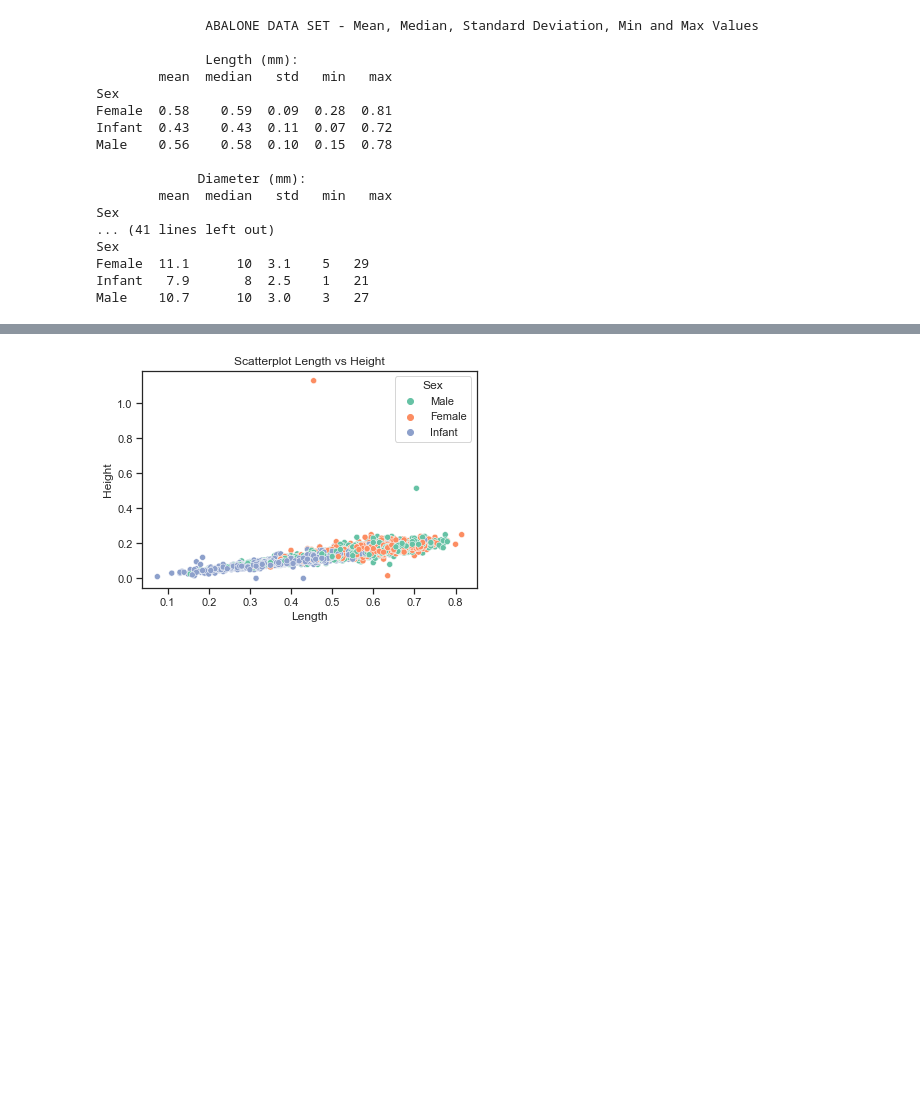
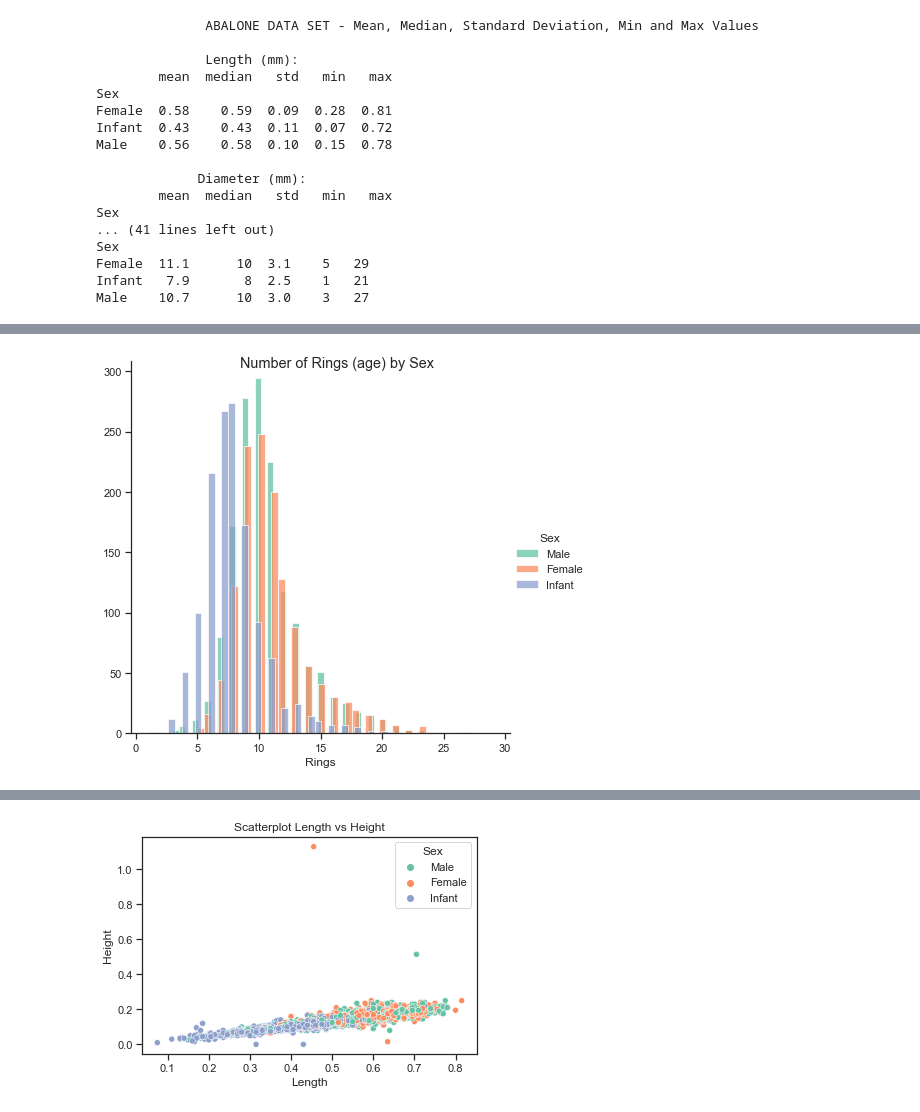
Before and after one commit to Fiona-600/Machine-Learning-and-Statistics-Project, a Jupyter notebook: scikit-learn.ipynb, the cells around one changed output, grey strips where cells are left out. Saved outputs shown, nothing was run; the diff lists cells and outputs as text; code cells hidden in the pictures; blank space fills up the shorter version.

```diff
--- a/scikit-learn.ipynb
+++ b/scikit-learn.ipynb
@@ -279,0 +350,11 @@ plt.show()
+# %%
+#ABALONE DATA SET - MULTI DIMENSIONAL HISTOGRAMS (By Age & Sex)
+
+Age = sns.FacetGrid (abalone_df, height = 6, hue = "Sex").map(sns.histplot,"Rings").add_legend().fig.suptitle('Number of Rings (age) by Sex')
+sns.set_style ("whitegrid")
+sns.set_style ("ticks")
+a4_dims = (11.7, 8.27)
+fig , Age = sns.figsize = a4_dims
+plt.show()
+# %% [output]
+[figure, added]
```
Also changed, not shown: parts of 40 cells of this notebook.
